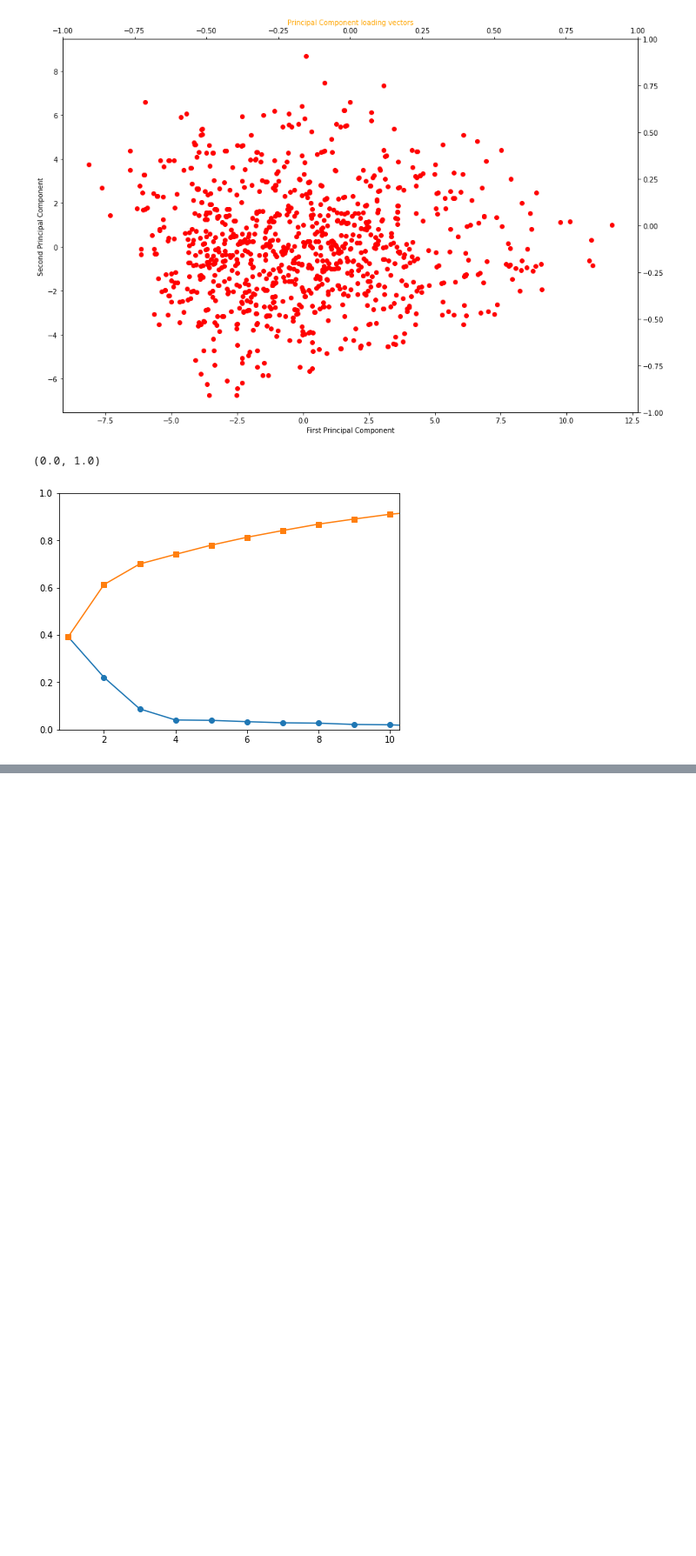
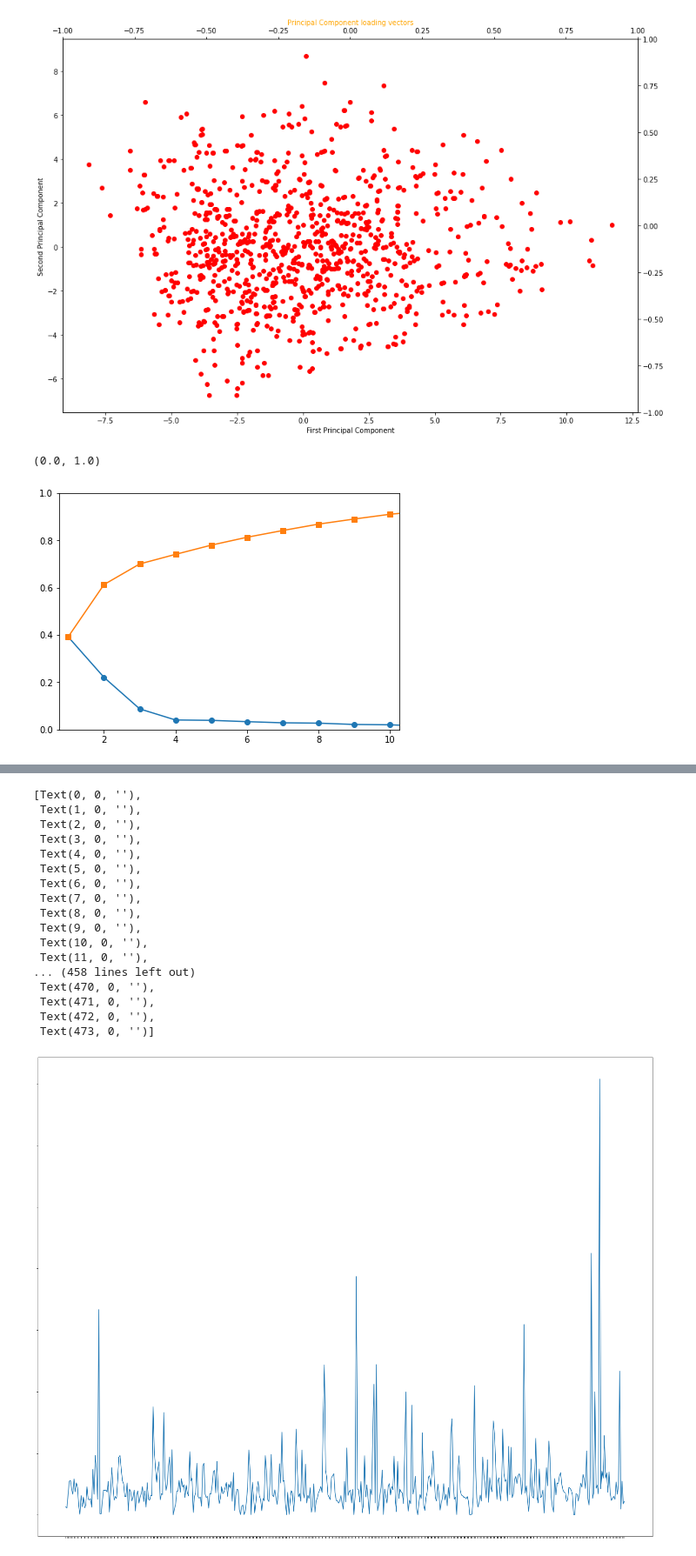
Before and after one commit to sakuraszy/STATS-170A-Group, a Jupyter notebook: presentation_1_data_vis.ipynb, the cells around one changed output, grey strips where cells are left out. Shown at 87% size. Cells and saved outputs as stored; diff of their text form; code cells hidden in the pictures; blank space fills up the shorter version.

```diff
--- a/presentation_1_data_vis.ipynb
+++ b/presentation_1_data_vis.ipynb
@@ -133,0 +168,24 @@ plt.ylim(0, 1)
+# %%
+fig, ax = plt.subplots(figsize=(25,20))
+plt.plot(housing_groupby_year_built["city"], housing_groupby_year_built["price"])
+ax.set_yticklabels(ax.get_yticklabels())
+ax.set_xticklabels(ax.get_xticklabels(), rotation="60", horizontalalignment='right')
+# %% [output]
+[Text(0, 0, ''),
+ Text(1, 0, ''),
+ Text(2, 0, ''),
+ Text(3, 0, ''),
+ Text(4, 0, ''),
+ Text(5, 0, ''),
+ Text(6, 0, ''),
+ Text(7, 0, ''),
+ Text(8, 0, ''),
+ Text(9, 0, ''),
+ Text(10, 0, ''),
+ Text(11, 0, ''),
+... (458 lines left out)
+ Text(470, 0, ''),
+ Text(471, 0, ''),
+ Text(472, 0, ''),
+ Text(473, 0, '')]
+[figure, added]
```
Also changed, not shown: parts of 2 cells of this notebook.
